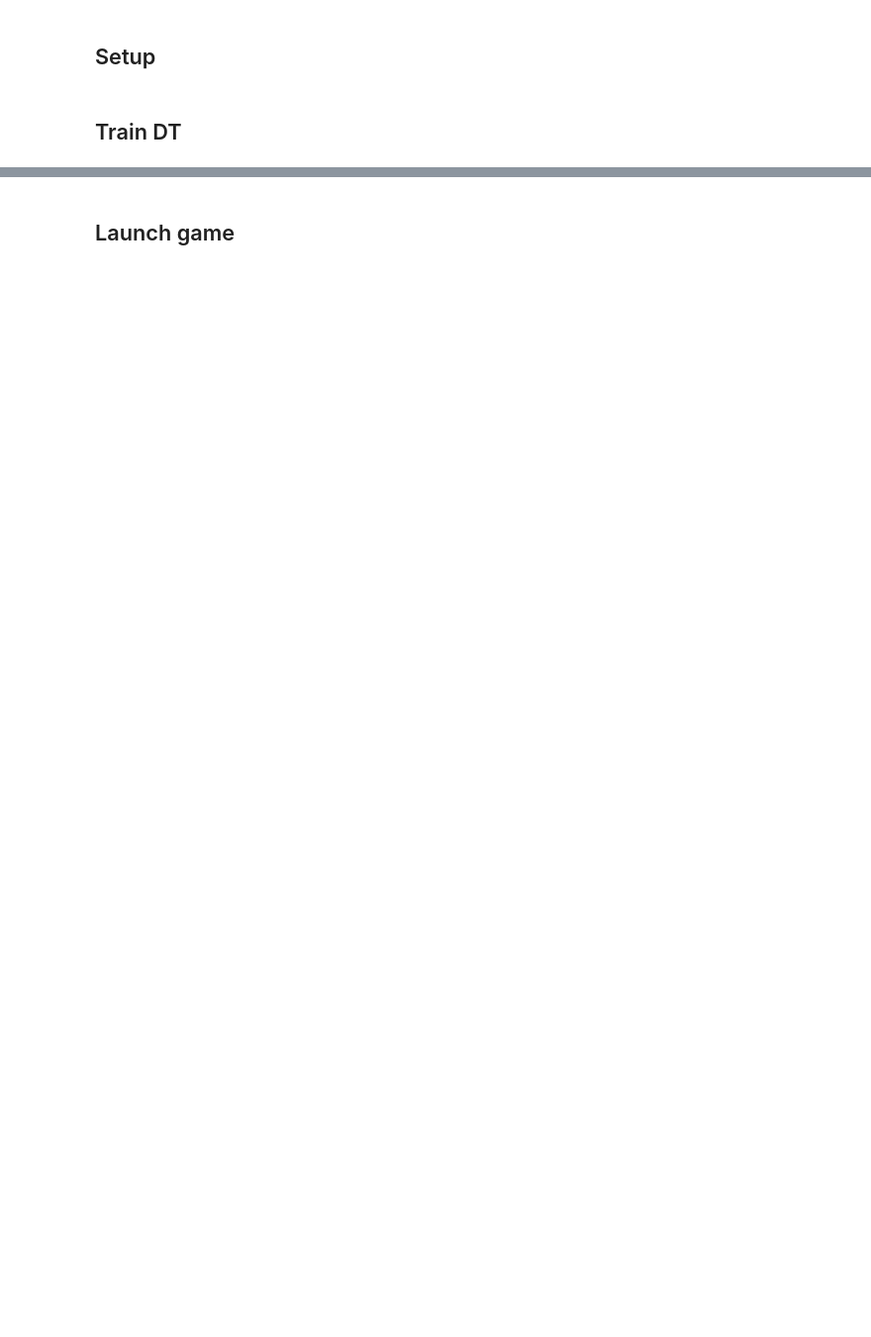
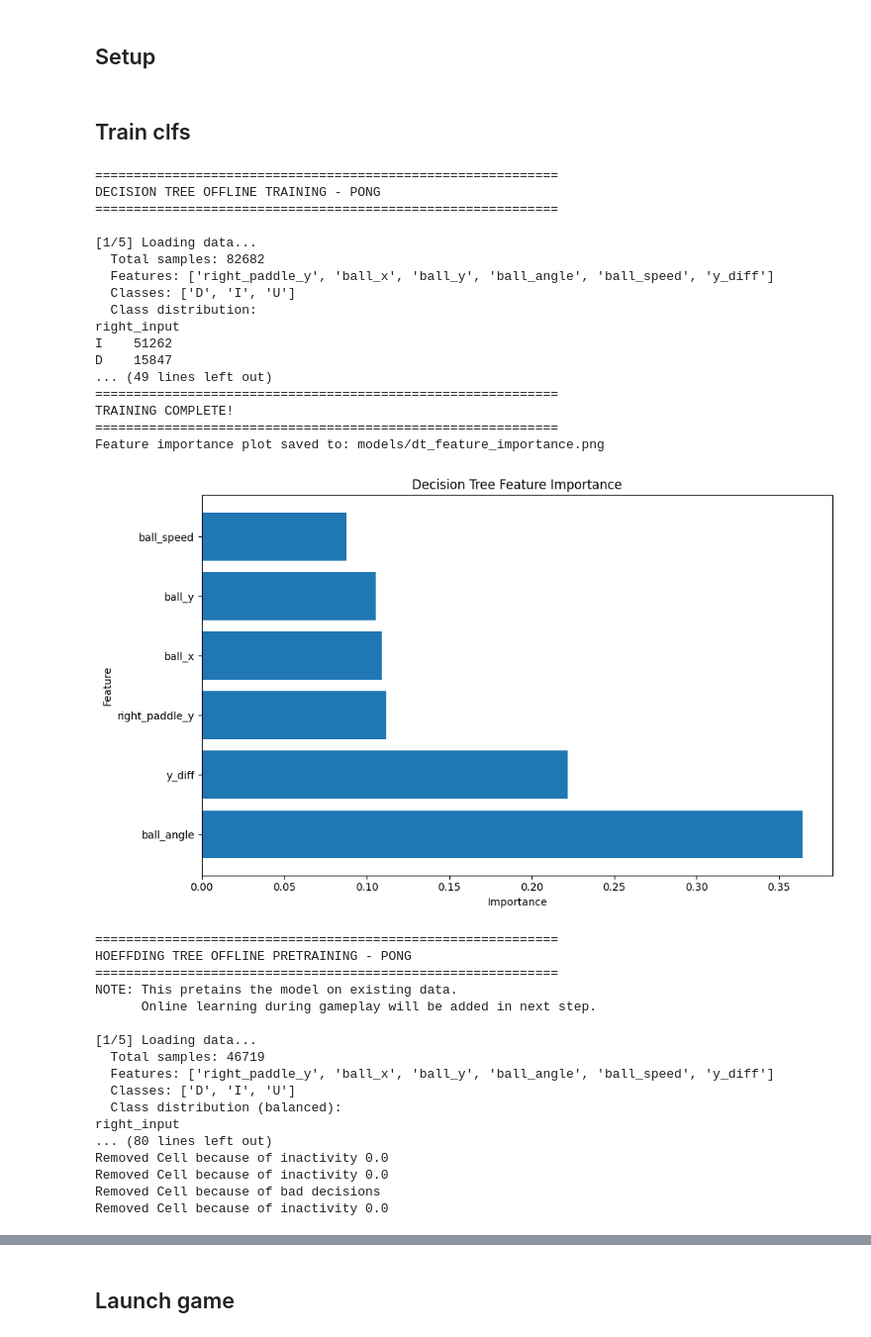
Before and after one commit to julsmzr/pong-ml, a Jupyter notebook: notebook.ipynb, the cells around one changed output, grey strips where cells are left out. Shown at 99% size. Drawn from its saved outputs; the diff is of its cells as text; code cells hidden in the pictures; blank space fills up the shorter version.

Commit message:
fix import and add evaluation mode:

```diff
--- a/notebook.ipynb
+++ b/notebook.ipynb
@@ -11,12 +11,48 @@ download_and_extract(
     remove_zip=True
 )
 # %% [markdown]
-## Train DT
+## Train clfs
 # %%
 from src.models.decision_tree.train import main as train_decision_tree
 from src.models.hoeffding.train import main as train_hoeffding_tree
 from src.models.weighted_forest.train import main as train_weighted_forest
 
-# train_decision_tree()
-# train_hoeffding_tree()
+train_decision_tree()
+train_hoeffding_tree()
 train_weighted_forest()
+# %% [output]
+============================================================
+DECISION TREE OFFLINE TRAINING - PONG
+============================================================
+
+[1/5] Loading data...
+  Total samples: 82682
+  Features: ['right_paddle_y', 'ball_x', 'ball_y', 'ball_angle', 'ball_speed', 'y_diff']
+  Classes: ['D', 'I', 'U']
+  Class distribution:
+right_input
+I    51262
+D    15847
+... (49 lines left out)
+============================================================
+TRAINING COMPLETE!
+============================================================
+Feature importance plot saved to: models/dt_feature_importance.png
+[figure, added]
+============================================================
+HOEFFDING TREE OFFLINE PRETRAINING - PONG
+============================================================
+NOTE: This pretains the model on existing data.
+      Online learning during gameplay will be added in next step.
+
+[1/5] Loading data...
+  Total samples: 46719
+  Features: ['right_paddle_y', 'ball_x', 'ball_y', 'ball_angle', 'ball_speed', 'y_diff']
+  Classes: ['D', 'I', 'U']
+  Class distribution (balanced):
+right_input
+... (80 lines left out)
+Removed Cell because of inactivity 0.0
+Removed Cell because of inactivity 0.0
+Removed Cell because of bad decisions
+Removed Cell because of inactivity 0.0
```
Also changed, not shown: parts of 3 cells of this notebook, 3 other files.
